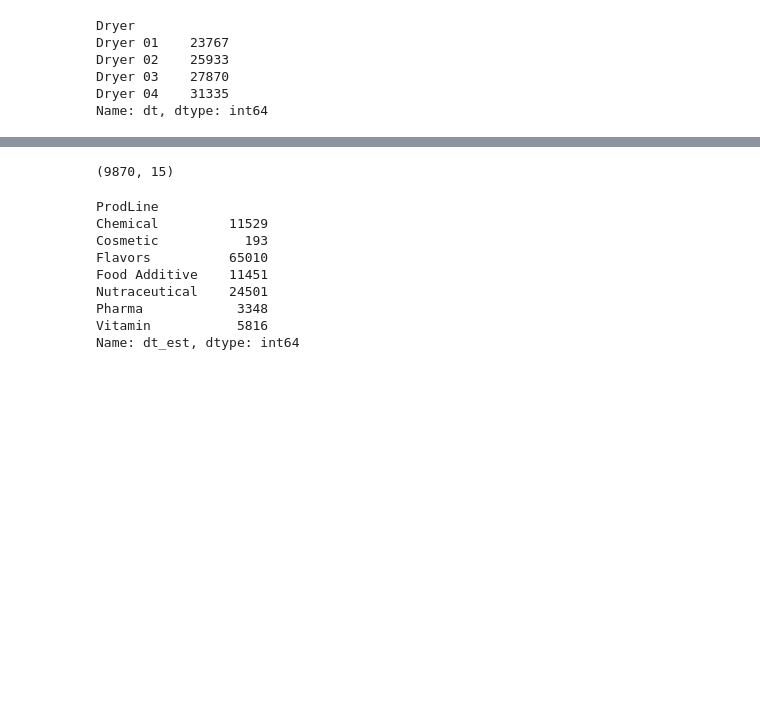
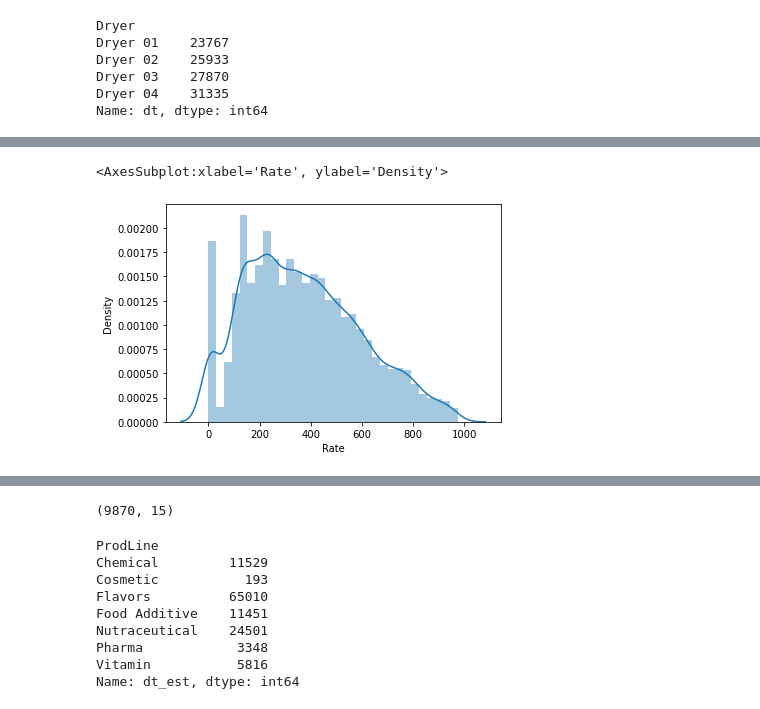
Before and after one commit to L3P3titPrince/Spray_Weather_Forecast, a Jupyter notebook: 21_Weather.ipynb, the cells around one changed output, grey strips where cells are left out. Saved outputs shown, nothing was run; the diff lists cells and outputs as text; code cells hidden in the pictures; blank space fills up the shorter version.

```diff
--- a/21_Weather.ipynb
+++ b/21_Weather.ipynb
@@ -794,0 +1022,5 @@ sns.boxplot(df_product['Rate'])
+# %%
+sns.distplot(df_product['Rate'])
+# %% [output]
+<AxesSubplot:xlabel='Rate', ylabel='Density'>
+[figure, added]
```
Also changed, not shown: parts of 75 cells of this notebook, 3 other files.
